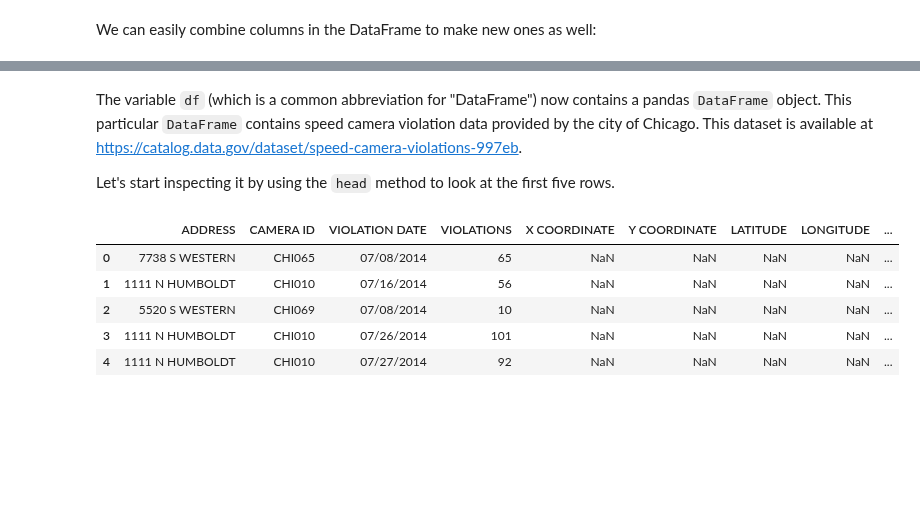
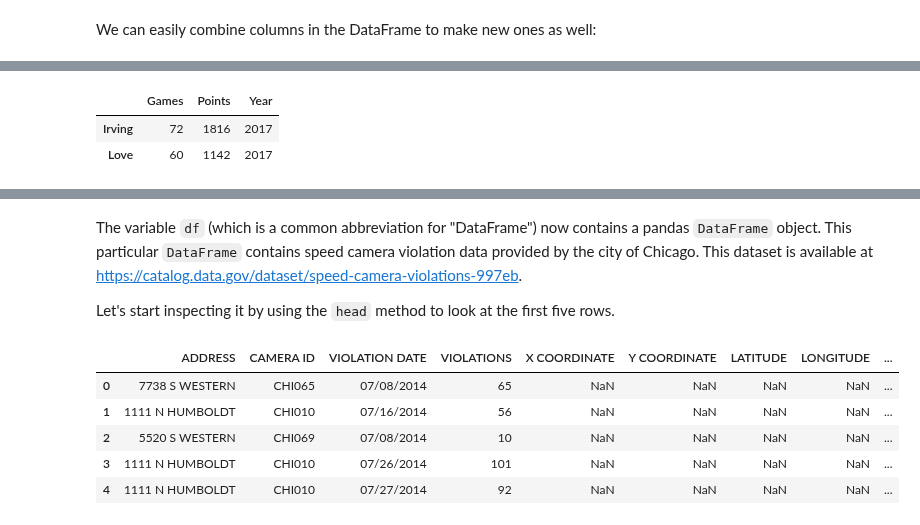
Before and after one commit to nuitrcs/pythonworkshops, a Jupyter notebook: dataanalysis/pandas/Lesson 1 - Basics.ipynb, the cells around one changed output, grey strips where cells are left out. Cells and saved outputs as stored; diff of their text form; code cells hidden in the pictures; blank space fills up the shorter version.

```diff
--- a/dataanalysis/pandas/Lesson 1 - Basics.ipynb
+++ b/dataanalysis/pandas/Lesson 1 - Basics.ipynb
@@ -73,0 +140,6 @@ Let's now dive right in and load a dataset.
+# %%
+df.loc[['Irving', 'Love'], ['Games', 'Points', 'Year']]
+# %% [output]
+|  | Games | Points | Year |
+| Irving | 72 | 1816 | 2017 |
+| Love | 60 | 1142 | 2017 |
```
Also changed, not shown: parts of 38 cells of this notebook, 1 other file.
